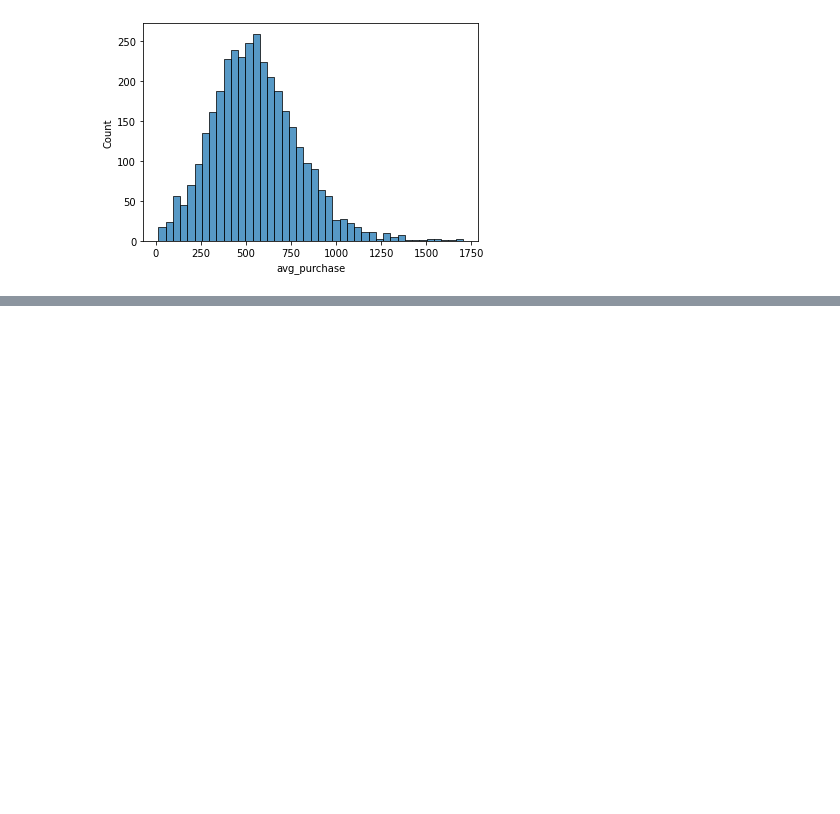
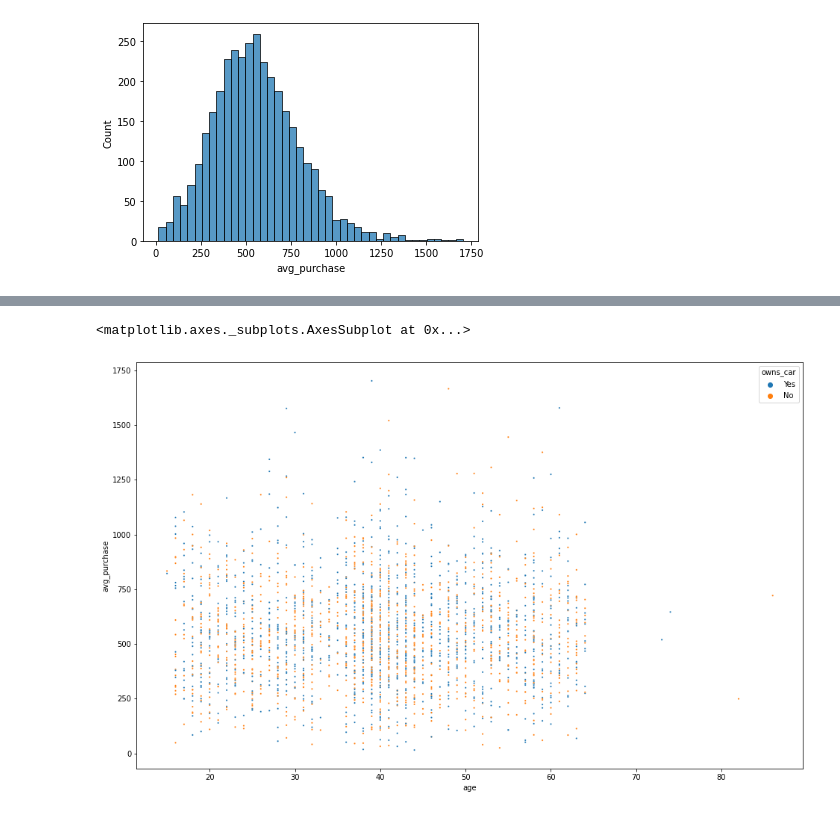
Before and after one commit to nug1209/Virtual_Experience_KPMG_Data_Analytics, a Jupyter notebook: KPMG_Virtual_Experience_2_Nugroho_Budianggoro.ipynb, the cells around one changed output, grey strips where cells are left out. Saved outputs shown, nothing was run; the diff lists cells and outputs as text; code cells hidden in the pictures; blank space fills up the shorter version.

```diff
--- a/KPMG_Virtual_Experience_2_Nugroho_Budianggoro.ipynb
+++ b/KPMG_Virtual_Experience_2_Nugroho_Budianggoro.ipynb
@@ -478,0 +515,6 @@ sns.scatterplot(data=df_cto, x='age', y="avg_purchase", s=3)
+# %%
+fig, ax = plt.subplots(figsize=[16,10])
+sns.scatterplot(data=df_cto, x='age', y="avg_purchase", hue="owns_car", s=5)
+# %% [output]
+<matplotlib.axes._subplots.AxesSubplot at 0x...>
+[figure, added]
```
Also changed, not shown: parts of 9 cells of this notebook.
